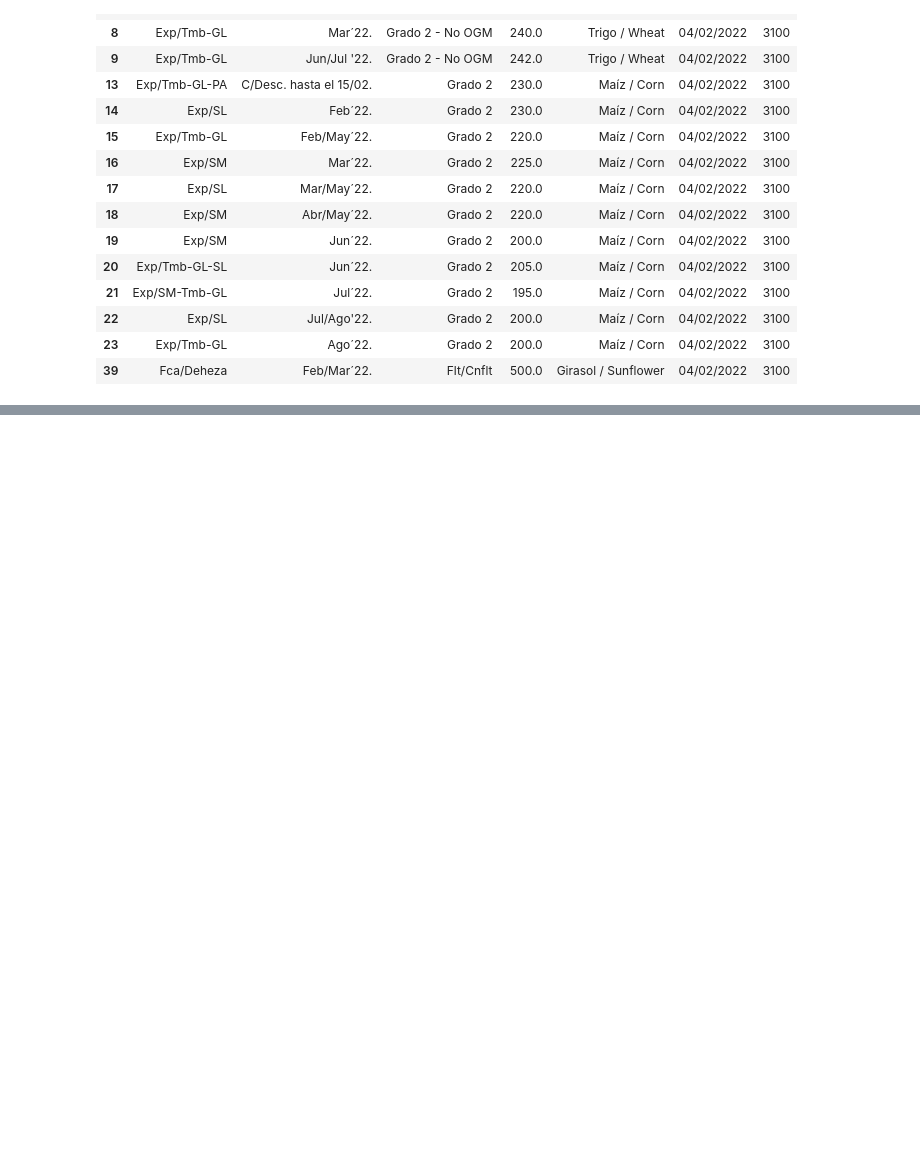
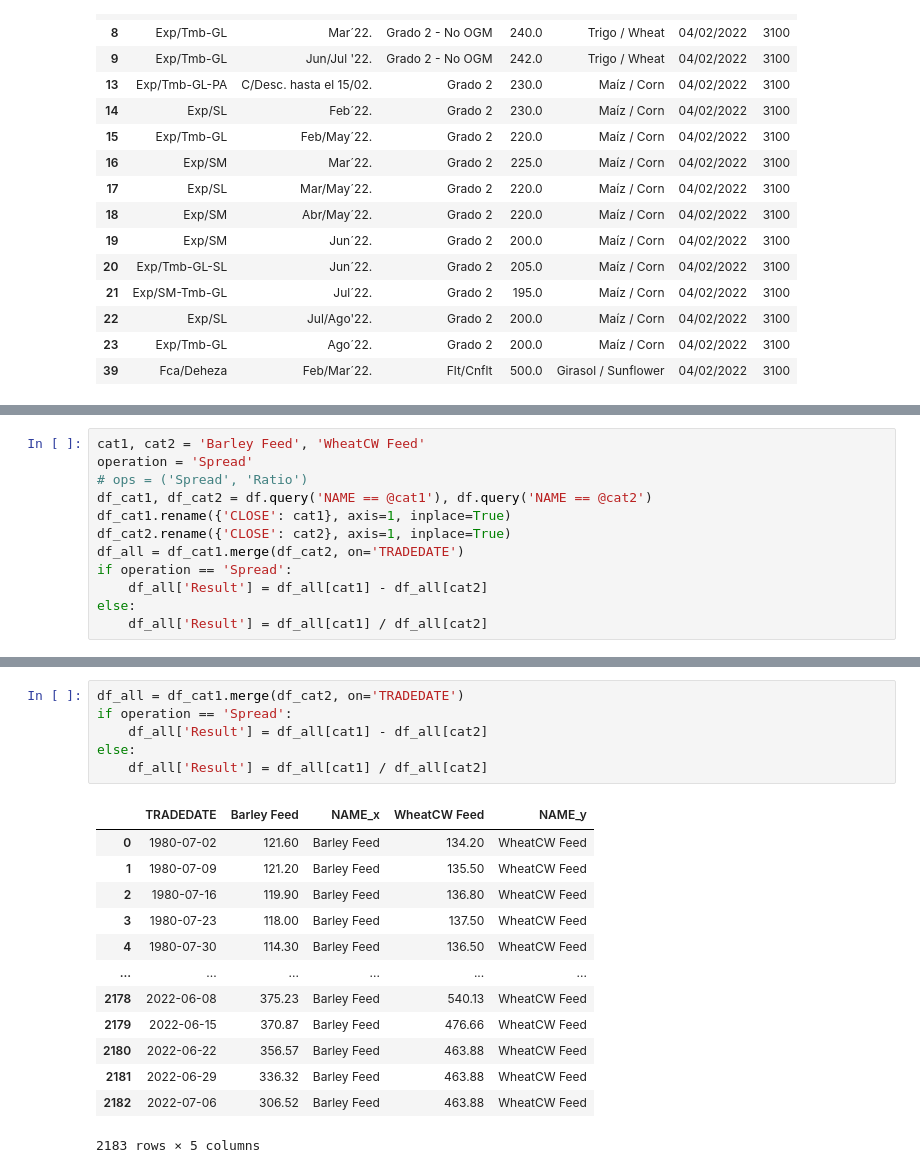
Before and after one commit to smsec-alt/glcpr, a Jupyter notebook: Untitled-1.ipynb, the cells around one changed output, grey strips where cells are left out. Saved outputs shown, nothing was run; the diff lists cells and outputs as text; blank space fills up the shorter version.

```diff
--- a/Untitled-1.ipynb
+++ b/Untitled-1.ipynb
@@ -135,0 +200,12 @@ pd.read_html('https://www.bcr.com.ar/es/mercados/mercado-de-granos/cotizaciones/
+# %%
+cat1, cat2 = 'Barley Feed', 'WheatCW Feed'
+operation = 'Spread'
+# ops = ('Spread', 'Ratio')
+df_cat1, df_cat2 = df.query('NAME == @cat1'), df.query('NAME == @cat2')
+df_cat1.rename({'CLOSE': cat1}, axis=1, inplace=True)
+df_cat2.rename({'CLOSE': cat2}, axis=1, inplace=True)
+df_all = df_cat1.merge(df_cat2, on='TRADEDATE')
+if operation == 'Spread':
+    df_all['Result'] = df_all[cat1] - df_all[cat2]
+else:
+    df_all['Result'] = df_all[cat1] / df_all[cat2]
@@ -135,0 +221,20 @@ pd.read_html('https://www.bcr.com.ar/es/mercados/mercado-de-granos/cotizaciones/
+# %%
+df_all = df_cat1.merge(df_cat2, on='TRADEDATE')
+if operation == 'Spread':
+    df_all['Result'] = df_all[cat1] - df_all[cat2]
+else:
+    df_all['Result'] = df_all[cat1] / df_all[cat2]
+# %% [output]
+|  | TRADEDATE | Barley Feed | NAME_x | WheatCW Feed | NAME_y |
+| 0 | 1980-07-02 | 121.60 | Barley Feed | 134.20 | WheatCW Feed |
+| 1 | 1980-07-09 | 121.20 | Barley Feed | 135.50 | WheatCW Feed |
+| 2 | 1980-07-16 | 119.90 | Barley Feed | 136.80 | WheatCW Feed |
+| 3 | 1980-07-23 | 118.00 | Barley Feed | 137.50 | WheatCW Feed |
+| 4 | 1980-07-30 | 114.30 | Barley Feed | 136.50 | WheatCW Feed |
+| ... | ... | ... | ... | ... | ... |
+| 2178 | 2022-06-08 | 375.23 | Barley Feed | 540.13 | WheatCW Feed |
+| 2179 | 2022-06-15 | 370.87 | Barley Feed | 476.66 | WheatCW Feed |
+| 2180 | 2022-06-22 | 356.57 | Barley Feed | 463.88 | WheatCW Feed |
+| 2181 | 2022-06-29 | 336.32 | Barley Feed | 463.88 | WheatCW Feed |
+| 2182 | 2022-07-06 | 306.52 | Barley Feed | 463.88 | WheatCW Feed |
+2183 rows × 5 columns
```
Also changed, not shown: parts of 3 cells of this notebook, 1 other file.
